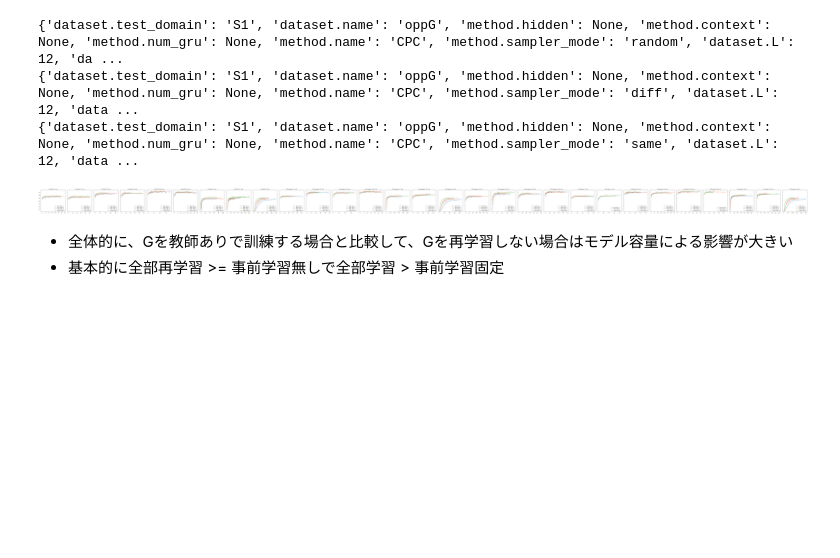
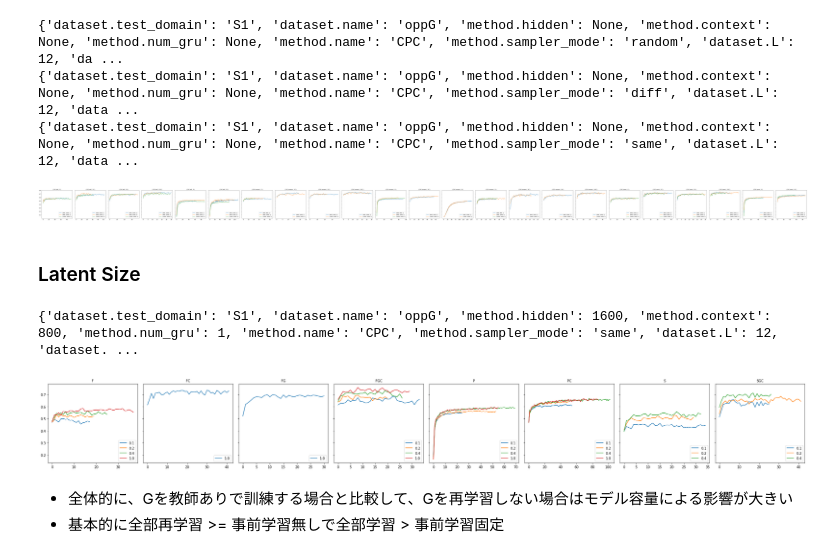
Before and after one commit to yusuke0519/constrastive_predictive_coding, a Jupyter notebook: sacred.ipynb, the cells around one changed output. Saved outputs shown, nothing was run; the diff lists cells and outputs as text; code cells hidden in the pictures; blank space fills up the shorter version.

```diff
--- a/sacred.ipynb
+++ b/sacred.ipynb
@@ -60,13 +60,15 @@ def get_base_config(dataset_code, method_code):
     return {'dataset': dataset_config, 'method': method_config, 'optim': optim_config}
 
 
-def get_summary(dataset_names, method_hypara_dict, seed=None, fields=None, db_name='CPC_test'):
+def get_summary(dataset_names, method_hypara_dict, shared_dict=None, seed=None, fields=None, db_name='CPC_test'):
     summary = sw.SacredRecords()
     for dataset_name, method_name in itertools.product(dataset_names, method_hypara_dict.keys()):
         config = get_base_config(dataset_name, method_name)
         config = utils.flatten_dict(config)
 
         config.update(method_hypara_dict[method_name])
+        if shared_dict is not None:
+            config.update(shared_dict)
         print(config)
         if seed is not None:
             config['seed'] = seed
@@ -192,15 +194,16 @@ dataset_names = [
 ]
 
 method_hypara_dict = OrderedDict()
+# None does not work here, use [None] for the parameter
+
 method_hypara_dict['CPC-random'] = {'dataset.L': 12, 'dataset.K': 5, 'classifier_optim.num_batch': 30000, 'classifier.auxiliary': 0.0}
 method_hypara_dict['CPC-diff'] = {'dataset.L': 12, 'dataset.K': 5, 'classifier_optim.num_batch': 30000} #, 'classifier.auxiliary': 0.0}
 method_hypara_dict['CPC-same'] = {'dataset.L': 12, 'dataset.K': 5, 'classifier_optim.num_batch': 30000} #, 'classifier.auxiliary': 0.0}
 # method_hypara_dict['CPC-same'] = {'dataset.L': 12, 'dataset.K': 5, 'classifier_optim.num_batch': 30000, 'classifier.auxiliary': 1.0}
 method_hypara_dict['VAE'] = {'dataset.L': 12, 'dataset.K': 5, 'classifier_optim.num_batch': 30000, 'classifier.auxiliary': 0.0}
 
-
-
-summary = get_summary(dataset_names, method_hypara_dict, seed=[123456], fields=None, db_name='CPC_DG')
+shared_dict = {'classifier.auxiliary': 0.0, 'classifier.label_size': 1.0, 'classifier.hiddens': [None]}
+summary = get_summary(dataset_names, method_hypara_dict, shared_dict=shared_dict, seed=[123456], fields=None, db_name='CPC_DG')
 summary['supcode'] = summary.apply(lambda x: get_sup_code(x), axis=1)
 summary['classifier.hiddens'] = summary['classifier.hiddens'].fillna(0)
 # %% [output]
@@ -307,35 +310,73 @@ method_hypara_dict['CPC-random'] = {'dataset.L': 12, 'dataset.K': 5, 'method.con
 method_hypara_dict['CPC-diff'] = {'dataset.L': 12, 'dataset.K': 5, 'method.context': None, 'method.hidden': None, 'method.num_gru': None, 'classifier_optim.num_batch': 30000}
 method_hypara_dict['CPC-same'] = {'dataset.L': 12, 'dataset.K': 5, 'method.context': None, 'method.hidden': None, 'method.num_gru': None, 'classifier_optim.num_batch': 30000}
 
-summary = get_summary(dataset_names, method_hypara_dict, seed=[123456], fields=None, db_name='CPC_DG')
+shared_dict = {'classifier.auxiliary': 0.0, 'classifier.label_size': 1.0, 'classifier.hiddens': [None]}
+summary = get_summary(dataset_names, method_hypara_dict, shared_dict=shared_dict, seed=[123456], fields=None, db_name='CPC_DG')
 summary['supcode'] = summary.apply(lambda x: get_sup_code(x), axis=1)
 summary['classifier.hiddens'] = summary['classifier.hiddens'].fillna(0)
-summary = summary[summary['classifier.hiddens'] == 0]
 # %% [output]
 {'dataset.test_domain': 'S1', 'dataset.name': 'oppG', 'method.hidden': None, 'method.context': None, 'method.num_gru': None, 'method.name': 'CPC', 'method.sampler_mode': 'random', 'dataset.L': 12, 'da ...
 {'dataset.test_domain': 'S1', 'dataset.name': 'oppG', 'method.hidden': None, 'method.context': None, 'method.num_gru': None, 'method.name': 'CPC', 'method.sampler_mode': 'diff', 'dataset.L': 12, 'data ...
 {'dataset.test_domain': 'S1', 'dataset.name': 'oppG', 'method.hidden': None, 'method.context': None, 'method.num_gru': None, 'method.name': 'CPC', 'method.sampler_mode': 'same', 'dataset.L': 12, 'data ...
 # %%
 dataset = dataset_names[0]
-method_indicator = ['method', 'supcode', 'classifier.auxiliary']
+method_indicator = ['method', 'supcode']
 
 grouped = summary.query('dataset==@dataset').groupby(method_indicator)
 fig, axes = plt.subplots(1, len(grouped), figsize=(4*len(grouped), 4), sharey=True)
 if len(grouped) == 1:
     axes = [axes]
 
 metric = 'test-f1macro'
 for (key, group), ax in zip(grouped, axes):
     sub_grouped = group.groupby(['method.context', 'method.hidden', 'method.num_gru'])
     for (sub_key, sub_group) in sub_grouped:
         metric_mean = get_mean_score(sub_group, metric)
         ax.plot(metric_mean, '-', label=sub_key)
 
     ax.legend(fontsize=10, loc=4, frameon=True)
     ax.set_title(key, size=10)
 fig.tight_layout()
 # %% [output]
-[figure, old version]
+[figure, new version]
+# %% [markdown]
+### Latent Size
+# %%
+dataset_names = [
+    'oppG-S1'
+]
+
+method_hypara_dict = OrderedDict()
+method_hypara_dict = OrderedDict()
+method_hypara_dict['CPC-same'] = {'dataset.L': 12, 'dataset.K': 5, 'classifier_optim.num_batch': 30000}
+
+shared_dict = {'classifier.auxiliary': 0.0, 'classifier.label_size': [0.1, 0.2, 0.4, 1.0], 'classifier.hiddens': [None]}
+summary = get_summary(dataset_names, method_hypara_dict, shared_dict=shared_dict, seed=[123456], fields=None, db_name='CPC_DG')
+summary['supcode'] = summary.apply(lambda x: get_sup_code(x), axis=1)
+summary['classifier.hiddens'] = summary['classifier.hiddens'].fillna(0)
+# %% [output]
+{'dataset.test_domain': 'S1', 'dataset.name': 'oppG', 'method.hidden': 1600, 'method.context': 800, 'method.num_gru': 1, 'method.name': 'CPC', 'method.sampler_mode': 'same', 'dataset.L': 12, 'dataset. ...
+# %%
+dataset = dataset_names[0]
+method_indicator = ['supcode']
+
+grouped = summary.query('dataset==@dataset').groupby(method_indicator)
+fig, axes = plt.subplots(1, len(grouped), figsize=(4*len(grouped), 4), sharey=True)
+if len(grouped) == 1:
+    axes = [axes]
+
+metric = 'test-f1macro'
+for (key, group), ax in zip(grouped, axes):
+    sub_grouped = group.groupby(['classifier.label_size'])
+    for (sub_key, sub_group) in sub_grouped:
+        metric_mean = get_mean_score(sub_group, metric)
+        ax.plot(metric_mean, '-', label=sub_key)
+
+    ax.legend(fontsize=10, loc=4, frameon=True)
+    ax.set_title(key, size=10)
+fig.tight_layout()
+# %% [output]
+[figure, added]
 # %% [markdown]
 * 全体的に、Gを教師ありで訓練する場合と比較して、Gを再学習しない場合はモデル容量による影響が大きい
 * 基本的に全部再学習 >= 事前学習無しで全部学習 > 事前学習固定
```
Also changed, not shown: parts of 1 cell of this notebook, 6 other files.
